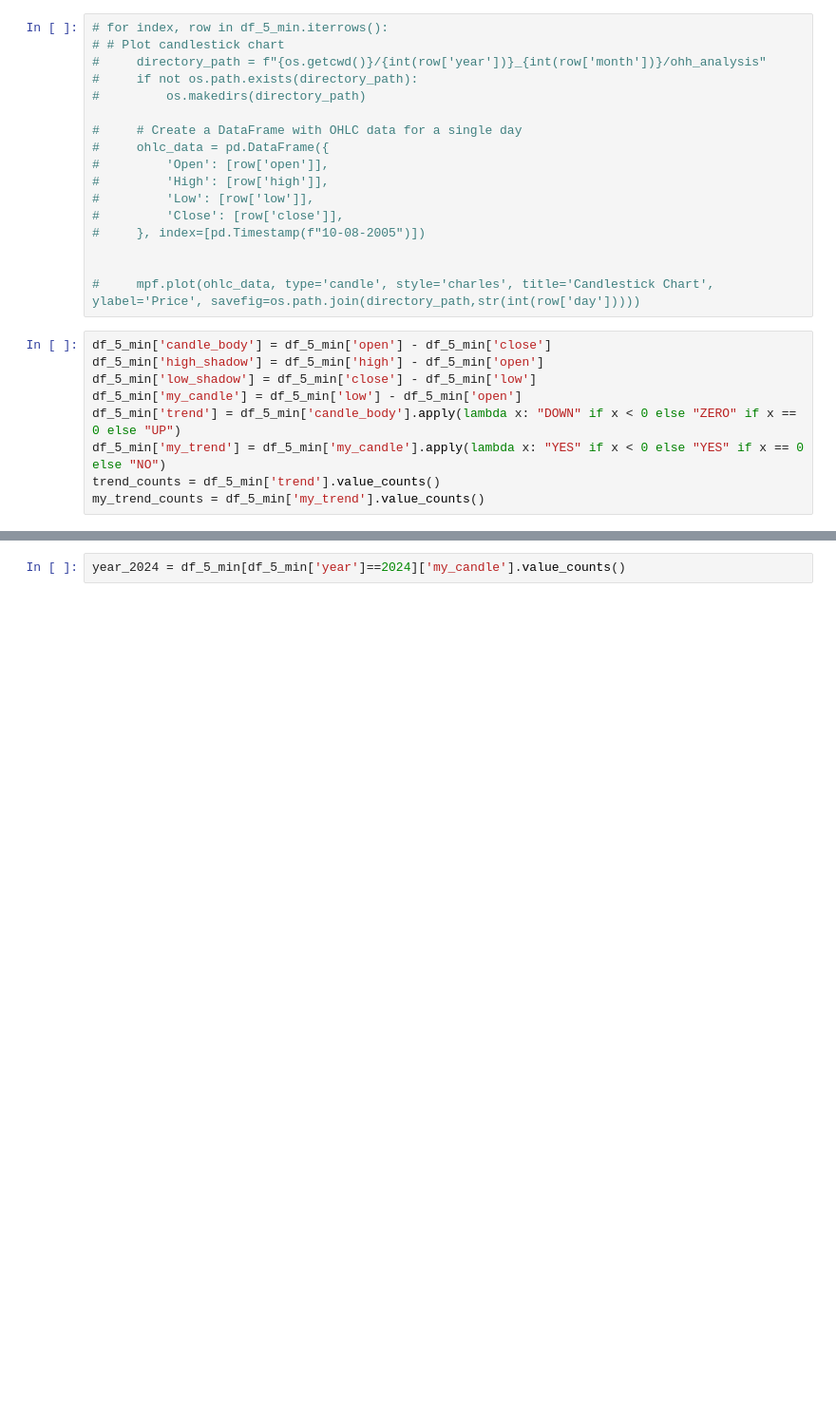
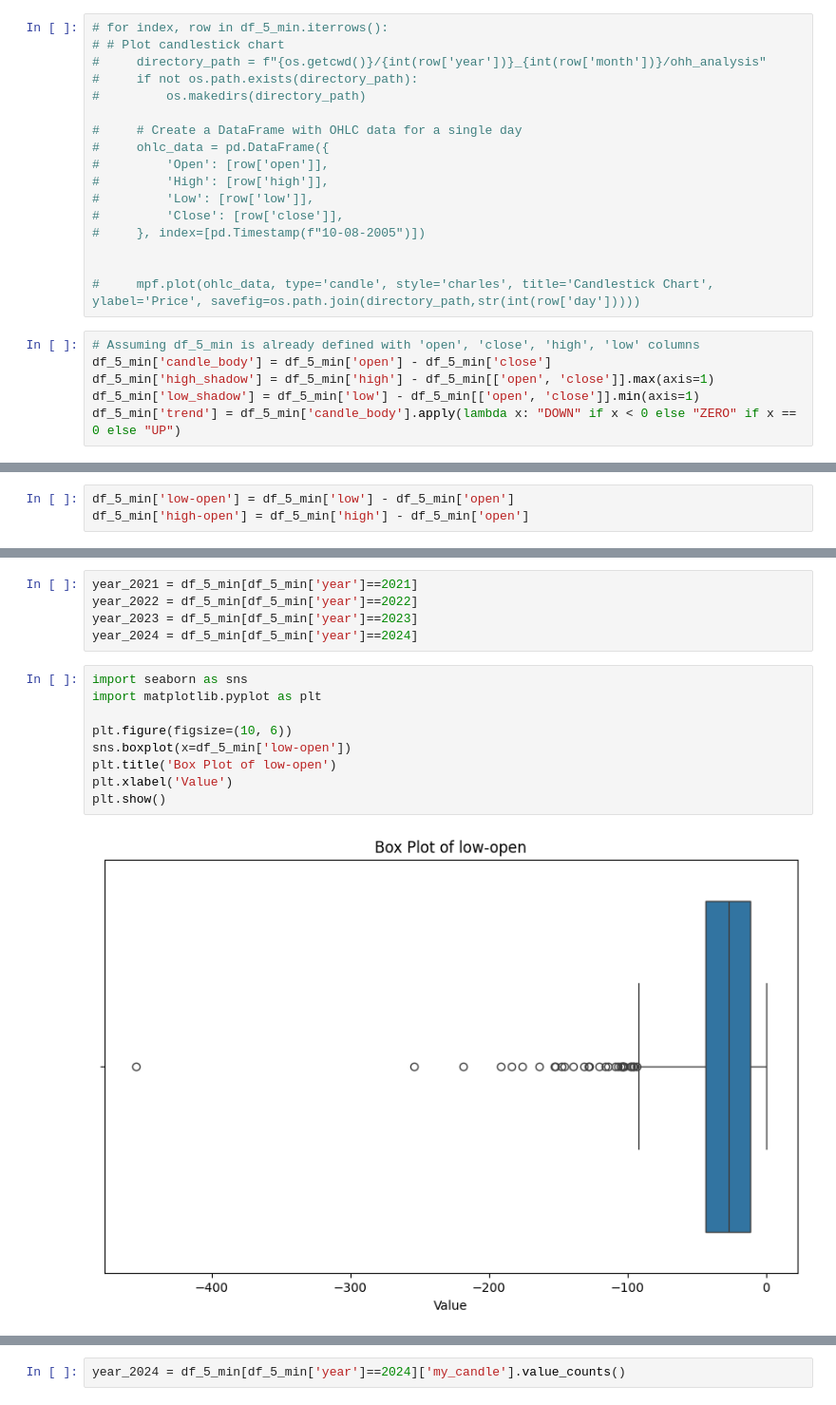
Before and after one commit to ManavButani/TowardsInnovation, a Jupyter notebook: nifty_ohh/OHH Analysis.ipynb, the cells around one changed output, grey strips where cells are left out. Shown at 95% size. Drawn from its saved outputs; the diff is of its cells as text; blank space fills up the shorter version.

```diff
--- a/nifty_ohh/OHH Analysis.ipynb
+++ b/nifty_ohh/OHH Analysis.ipynb
@@ -120,11 +120,8 @@ df_5_min['day'] = df_5_min['day'].astype(int)
 
 #     mpf.plot(ohlc_data, type='candle', style='charles', title='Candlestick Chart', ylabel='Price', savefig=os.path.join(directory_path,str(int(row['day']))))
 # %%
+# Assuming df_5_min is already defined with 'open', 'close', 'high', 'low' columns
 df_5_min['candle_body'] = df_5_min['open'] - df_5_min['close']
-df_5_min['high_shadow'] = df_5_min['high'] - df_5_min['open']
-df_5_min['low_shadow'] = df_5_min['close'] - df_5_min['low']
-df_5_min['my_candle'] = df_5_min['low'] - df_5_min['open']
+df_5_min['high_shadow'] = df_5_min['high'] - df_5_min[['open', 'close']].max(axis=1)
+df_5_min['low_shadow'] = df_5_min['low'] - df_5_min[['open', 'close']].min(axis=1)
 df_5_min['trend'] = df_5_min['candle_body'].apply(lambda x: "DOWN" if x < 0 else "ZERO" if x == 0 else "UP")
-df_5_min['my_trend'] = df_5_min['my_candle'].apply(lambda x: "YES" if x < 0 else "YES" if x == 0 else "NO")
-trend_counts = df_5_min['trend'].value_counts()
-my_trend_counts = df_5_min['my_trend'].value_counts()
@@ -165,0 +128,3 @@ monthly_wise_trend.to_dict()
+# %%
+df_5_min['low-open'] = df_5_min['low'] - df_5_min['open']
+df_5_min['high-open'] = df_5_min['high'] - df_5_min['open']
@@ -165,0 +154,16 @@ monthly_wise_trend.to_dict()
+# %%
+year_2021 = df_5_min[df_5_min['year']==2021]
+year_2022 = df_5_min[df_5_min['year']==2022]
+year_2023 = df_5_min[df_5_min['year']==2023]
+year_2024 = df_5_min[df_5_min['year']==2024]
+# %%
+import seaborn as sns
+import matplotlib.pyplot as plt
+
+plt.figure(figsize=(10, 6))
+sns.boxplot(x=df_5_min['low-open'])
+plt.title('Box Plot of low-open')
+plt.xlabel('Value')
+plt.show()
+# %% [output]
+[figure, added]
```
Also changed, not shown: parts of 25 cells of this notebook, 1 other file.
